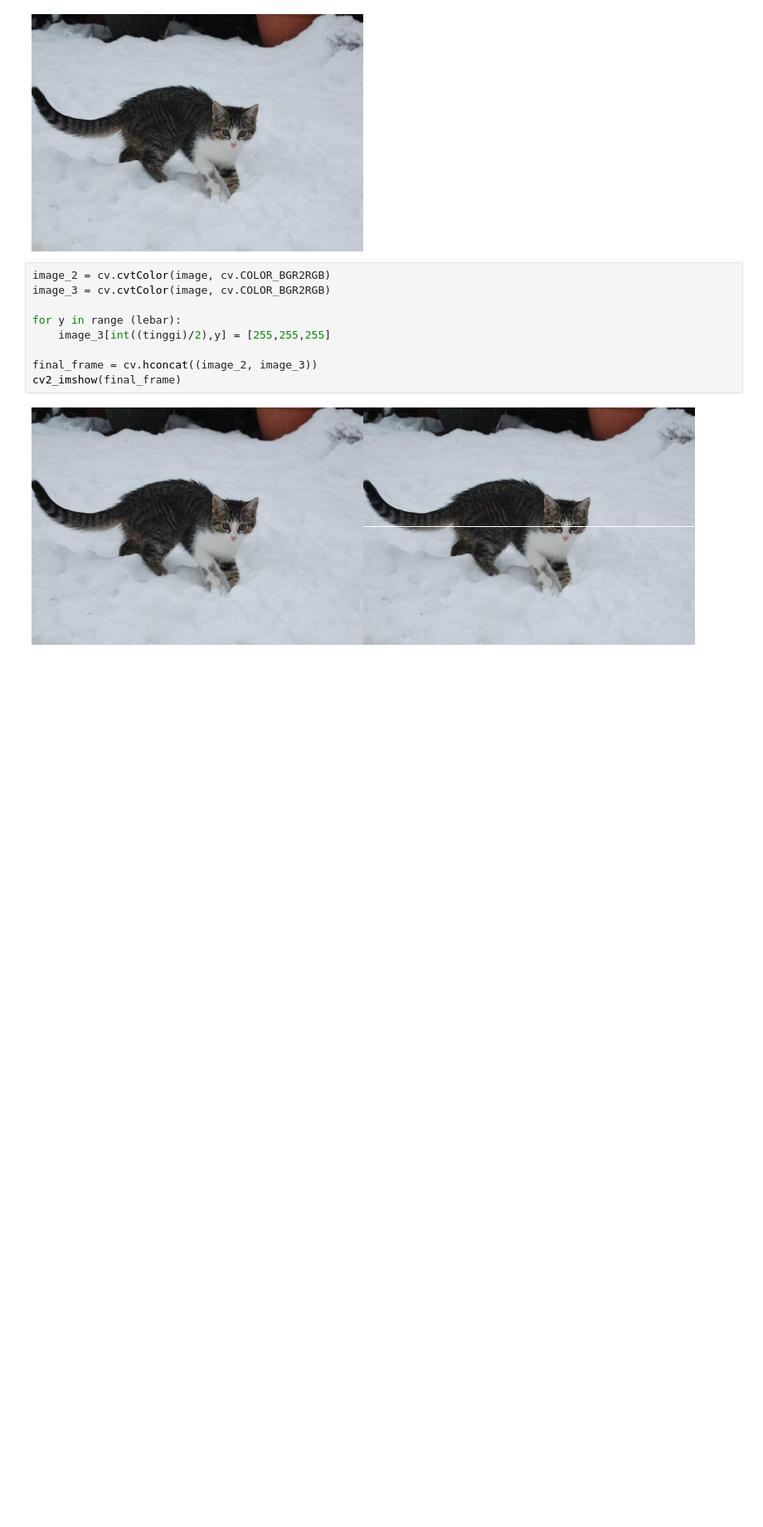
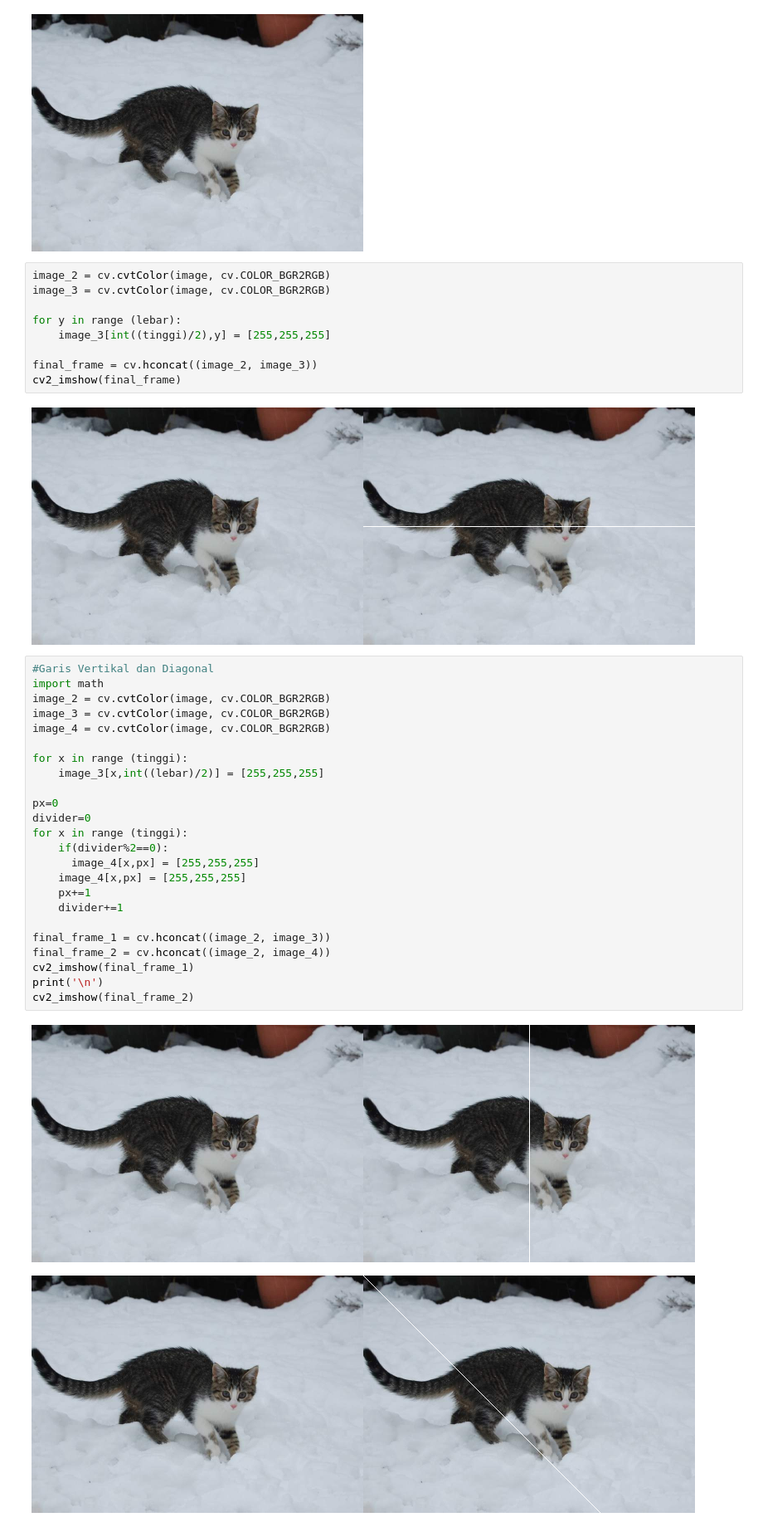
Before and after one commit to AsadillahRamadhan/PCVK, a Jupyter notebook: Pertemuan1.ipynb, the cells around one changed output. Shown at 83% size. Cells and saved outputs as stored; diff of their text form; blank space fills up the shorter version.

```diff
--- a/Pertemuan1.ipynb
+++ b/Pertemuan1.ipynb
@@ -43,3 +43,30 @@ final_frame = cv.hconcat((image_2, image_3))
 cv2_imshow(final_frame)
 # %% [output]
 [figure]
+# %%
+#Garis Vertikal dan Diagonal
+import math
+image_2 = cv.cvtColor(image, cv.COLOR_BGR2RGB)
+image_3 = cv.cvtColor(image, cv.COLOR_BGR2RGB)
+image_4 = cv.cvtColor(image, cv.COLOR_BGR2RGB)
+
+for x in range (tinggi):
+    image_3[x,int((lebar)/2)] = [255,255,255]
+
+px=0
+divider=0
+for x in range (tinggi):
+    if(divider%2==0):
+      image_4[x,px] = [255,255,255]
+    image_4[x,px] = [255,255,255]
+    px+=1
+    divider+=1
+
+final_frame_1 = cv.hconcat((image_2, image_3))
+final_frame_2 = cv.hconcat((image_2, image_4))
+cv2_imshow(final_frame_1)
+print('\n')
+cv2_imshow(final_frame_2)
+# %% [output]
+[figure, added]
+[figure, added]
```
